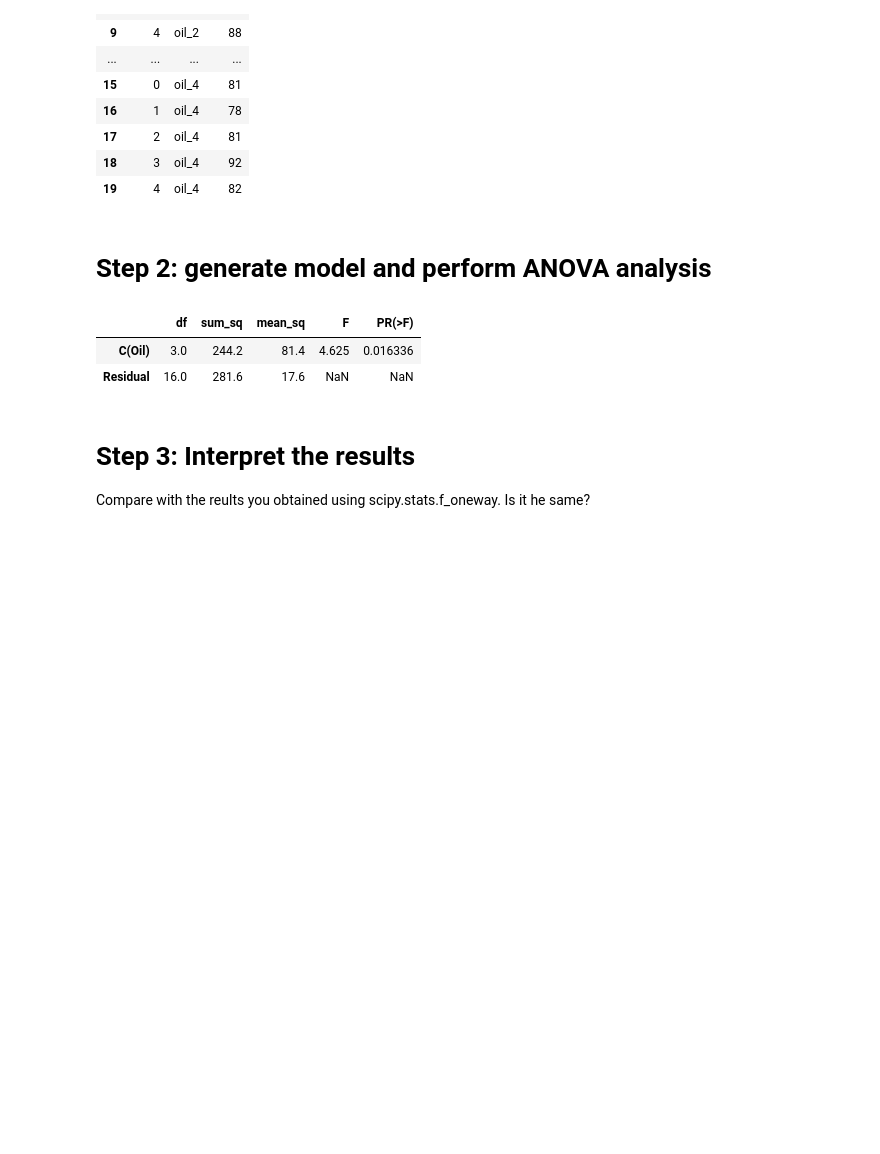
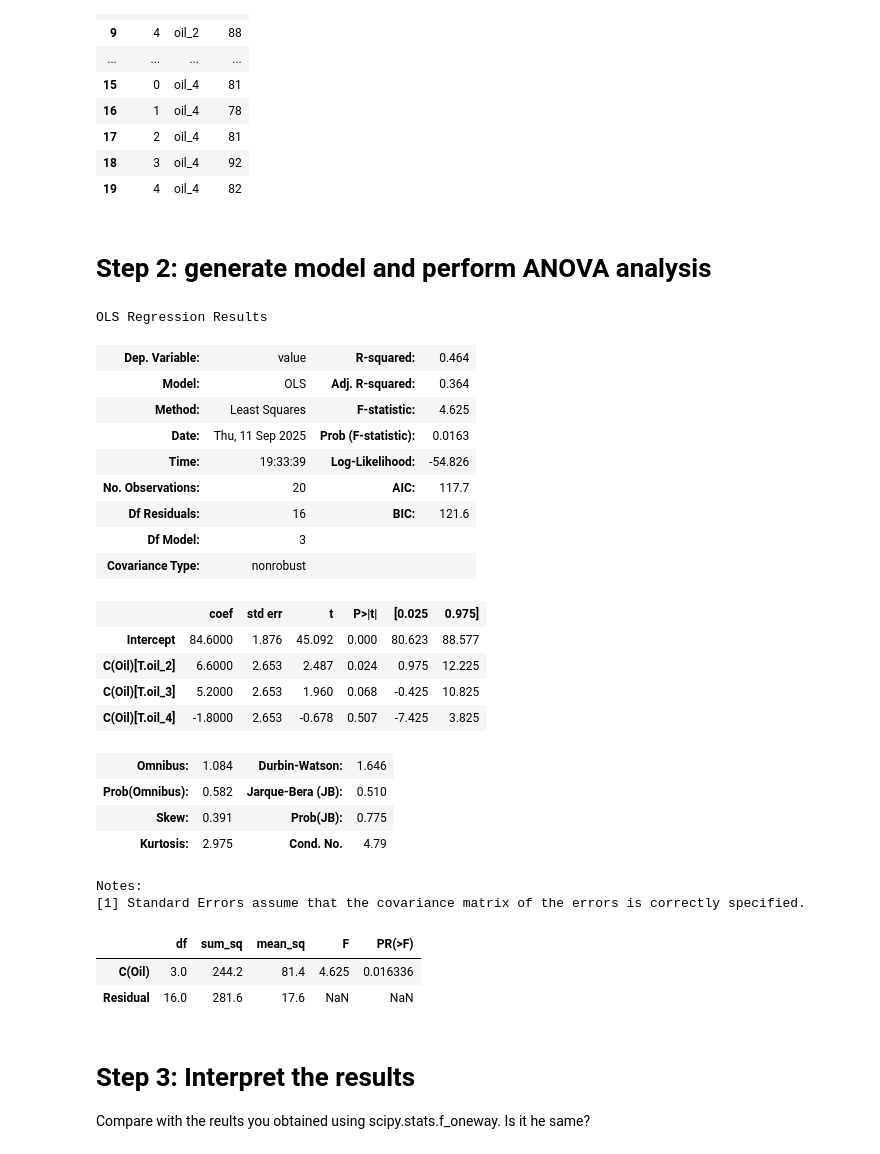
Before and after one commit to peterbmob/DHMVADoE, a Jupyter notebook: Excercises/ANOVA_OLS.ipynb, the cells around one changed output. Drawn from its saved outputs; the diff is of its cells as text; code cells hidden in the pictures; blank space fills up the shorter version.

```diff
--- a/Excercises/ANOVA_OLS.ipynb
+++ b/Excercises/ANOVA_OLS.ipynb
@@ -64,17 +64,41 @@ df_melt
 # %%
 import statsmodels.api as sm
 from statsmodels.formula.api import ols
 
 
 # Ordinary Least Squares (OLS) model
 model = ols('value ~ C(Oil)', data=df_melt).fit()
-anova_table = sm.stats.anova_lm(model, typ=1)
-anova_table
-# output (ANOVA F and p value)
+model.summary()
 # %% [output]
+OLS Regression Results
-|  | df | sum_sq | mean_sq | F | PR(>F) |
-| C(Oil) | 3.0 | 244.2 | 81.4 | 4.625 | 0.016336 |
-| Residual | 16.0 | 281.6 | 17.6 | NaN | NaN |
+| Dep. Variable: | value | R-squared: | 0.464 |
+| Model: | OLS | Adj. R-squared: | 0.364 |
+| Method: | Least Squares | F-statistic: | 4.625 |
+| Date: | Thu, 11 Sep 2025 | Prob (F-statistic): | 0.0163 |
+| Time: | 19:33:39 | Log-Likelihood: | -54.826 |
+| No. Observations: | 20 | AIC: | 117.7 |
+| Df Residuals: | 16 | BIC: | 121.6 |
+| Df Model: | 3 |  |  |
+| Covariance Type: | nonrobust |  |  |
+|  | coef | std err | t | P>|t| | [0.025 | 0.975] |
+| Intercept | 84.6000 | 1.876 | 45.092 | 0.000 | 80.623 | 88.577 |
+| C(Oil)[T.oil_2] | 6.6000 | 2.653 | 2.487 | 0.024 | 0.975 | 12.225 |
+| C(Oil)[T.oil_3] | 5.2000 | 2.653 | 1.960 | 0.068 | -0.425 | 10.825 |
+| C(Oil)[T.oil_4] | -1.8000 | 2.653 | -0.678 | 0.507 | -7.425 | 3.825 |
+| Omnibus: | 1.084 | Durbin-Watson: | 1.646 |
+| Prob(Omnibus): | 0.582 | Jarque-Bera (JB): | 0.510 |
+| Skew: | 0.391 | Prob(JB): | 0.775 |
+| Kurtosis: | 2.975 | Cond. No. | 4.79 |
+Notes:
+[1] Standard Errors assume that the covariance matrix of the errors is correctly specified.
+# %%
+anova_table = sm.stats.anova_lm(model, typ=1)
+anova_table
+# output (ANOVA F and p value)
+# %% [output]
+|  | df | sum_sq | mean_sq | F | PR(>F) |
+| C(Oil) | 3.0 | 244.2 | 81.4 | 4.625 | 0.016336 |
+| Residual | 16.0 | 281.6 | 17.6 | NaN | NaN |
 # %% [markdown]
 # Step 3: Interpret the results
 
```
Also changed, not shown: parts of 3 cells of this notebook.
